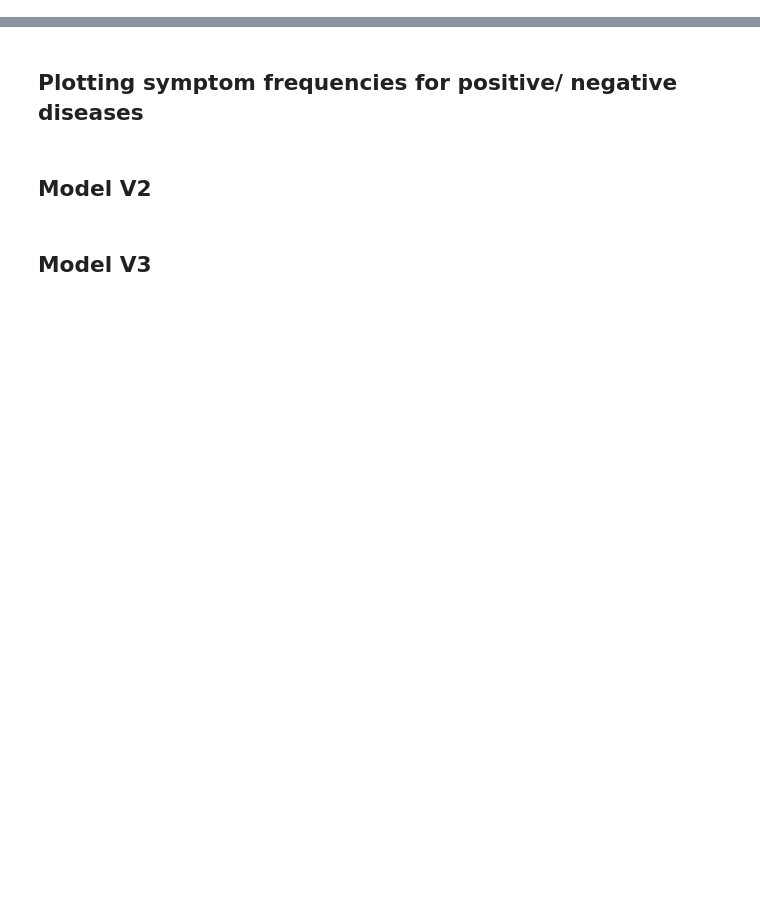
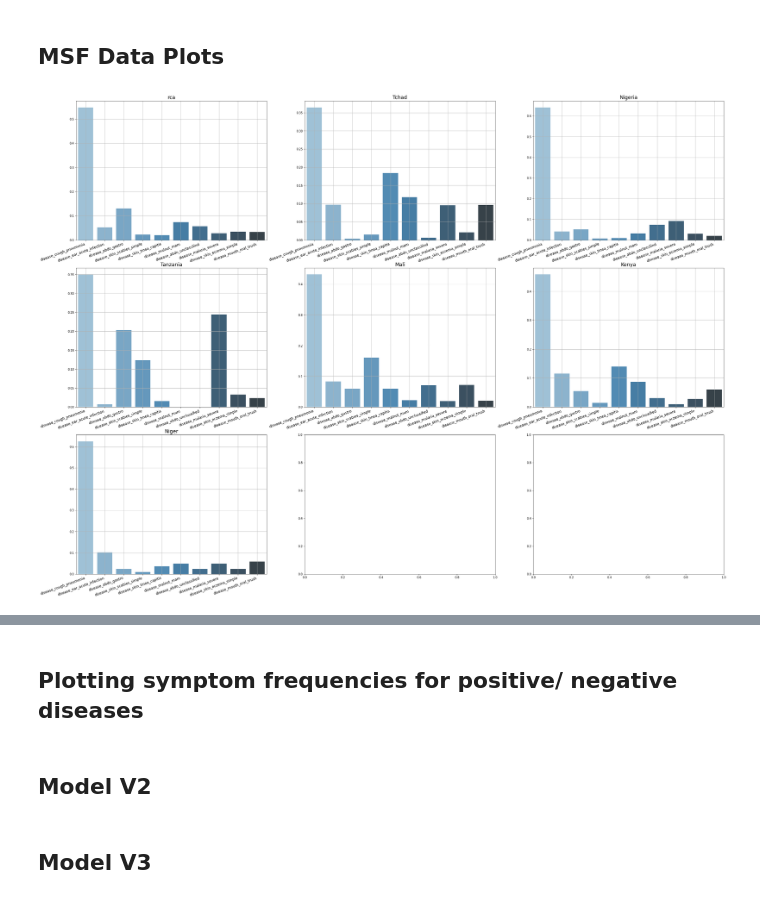
Before and after one commit to epfml/phantomedicus, a Jupyter notebook: simulator_analysis.ipynb, the cells around one changed output, grey strips where cells are left out. Saved outputs shown, nothing was run; the diff lists cells and outputs as text; code cells hidden in the pictures; blank space fills up the shorter version.

Commit message:
Clean up, consultation fixes

```diff
--- a/simulator_analysis.ipynb
+++ b/simulator_analysis.ipynb
@@ -8,6 +8,7 @@ import warnings
 warnings.filterwarnings('ignore')
 # %%
 df_patient = pd.read_csv("data/data_driven_patients.csv")
+df_msf = pd.read_csv("data/clean_all_preprocessed.csv")
 # %%
 base_features = [x for x in df_patient.columns if 'base' in x]
 symptoms = [x for x in df_patient.columns if 'symp' in x]
@@ -31,0 +23,28 @@ df_patient
+# %% [markdown]
+## MSF Data Plots
+# %%
+# diseases by country
+countries = df_patient['base_country'].unique()
+n_subplots = len(countries)
+n_cols = 3
+n_rows = int(np.ceil(n_subplots / n_cols))
+
+fig, axs = plt.subplots(n_rows, n_cols, figsize=(40, 30))
+i = j = 0
+for k, country in enumerate(countries):
+    _df = df_msf[df_msf['base_country'] == country]
+    a = _df[diseases].sum()
+#     axs[i][j].bar([x for x in range(len(a))], a, tick_label=symptoms)
+    sns.barplot([x for x in range(len(a))], a / sum(a), ax=axs[i][j], palette="Blues_d")
+#     plt.setp(axs[i][j].get_xticklabels(), rotation=-30, horizontalalignment='right')
+    axs[i][j].set_xticklabels(diseases, rotation=20, ha="right", fontsize='large')
+    axs[i][j].set_title(f"{country}", fontsize='xx-large')
+    axs[i][j].grid()
+
+    if k != 0 and (k + 1) % n_cols == 0:
+        i += 1
+    j = (j + 1) % (n_cols)
+
+plt.savefig("figures/pdf_msf_diseases_by_country.pdf")
+# %% [output]
+[figure, added]
```
Also changed, not shown: parts of 8 cells of this notebook, 14 other files.
